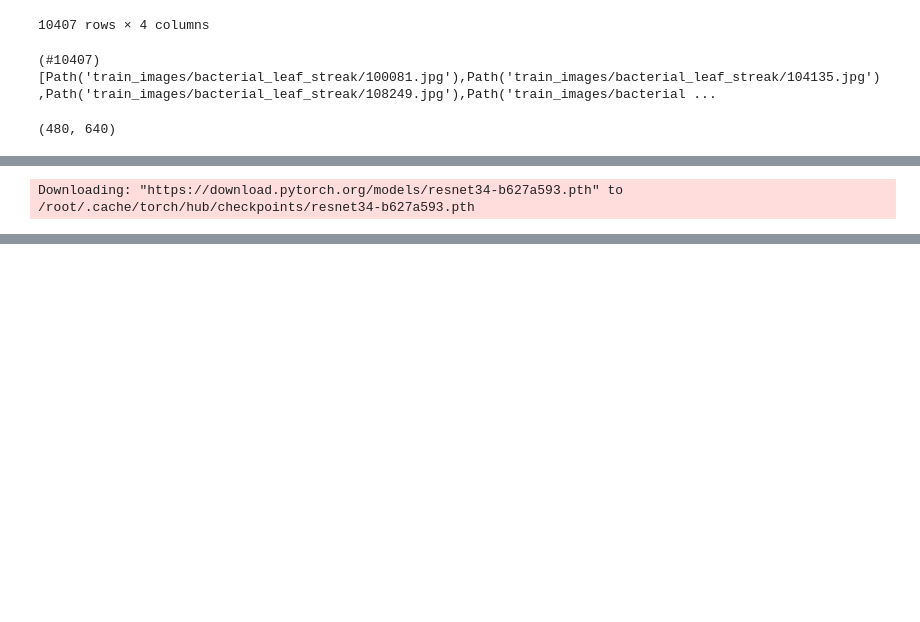
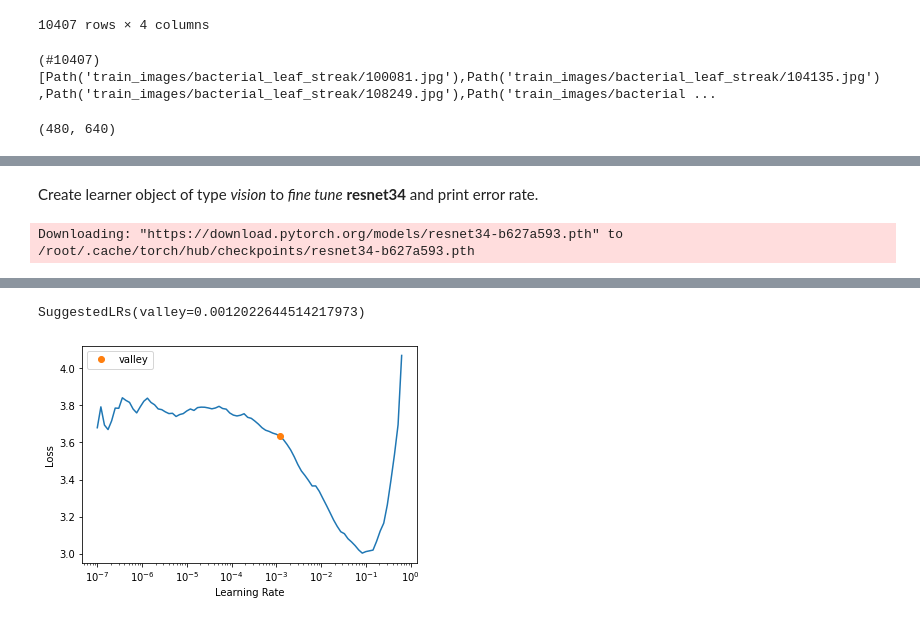
Before and after one commit to tripathysagar/paddy-kaggle, a Jupyter notebook: paddy.ipynb, the cells around one changed output, grey strips where cells are left out. Drawn from its saved outputs; the diff is of its cells as text; code cells hidden in the pictures; blank space fills up the shorter version.

```diff
--- a/paddy.ipynb
+++ b/paddy.ipynb
@@ -56,4 +75,9 @@ dls.show_batch()
+# %% [markdown]
+Create learner object of type *vision* to *fine tune* **resnet34** and print error rate.
 # %%
 learn = vision_learner(dls, resnet34, metrics=error_rate)
 # %% [output]
 Downloading: "https://download.pytorch.org/models/resnet34-b627a593.pth" to /root/.cache/torch/hub/checkpoints/resnet34-b627a593.pth
+# %%
+learn.lr_find()
+# %% [output]
@@ -60,3 +85,5 @@ Downloading: "https://download.pytorch.org/models/resnet34-b627a593.pth" to /roo
+SuggestedLRs(valley=0.0012022644514217973)
+[figure, added]
 # %%
 learn.fine_tune(1)
 # %% [output]
```
Also changed, not shown: parts of 40 cells of this notebook.
